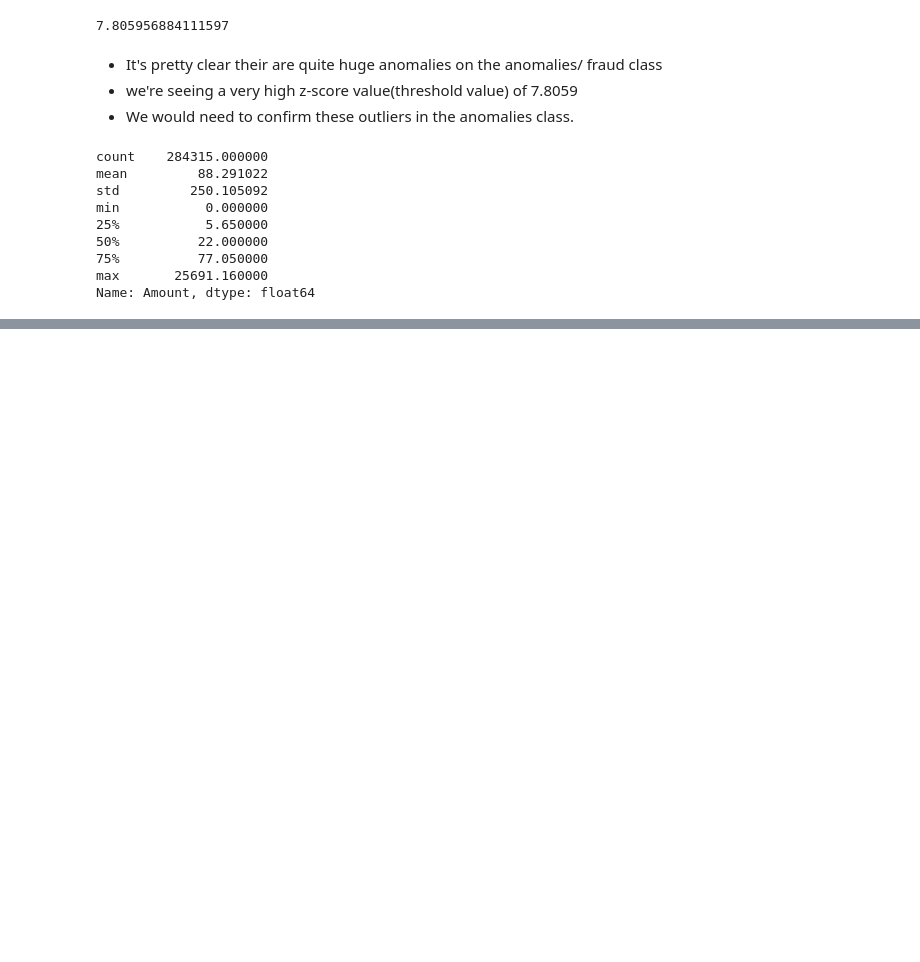
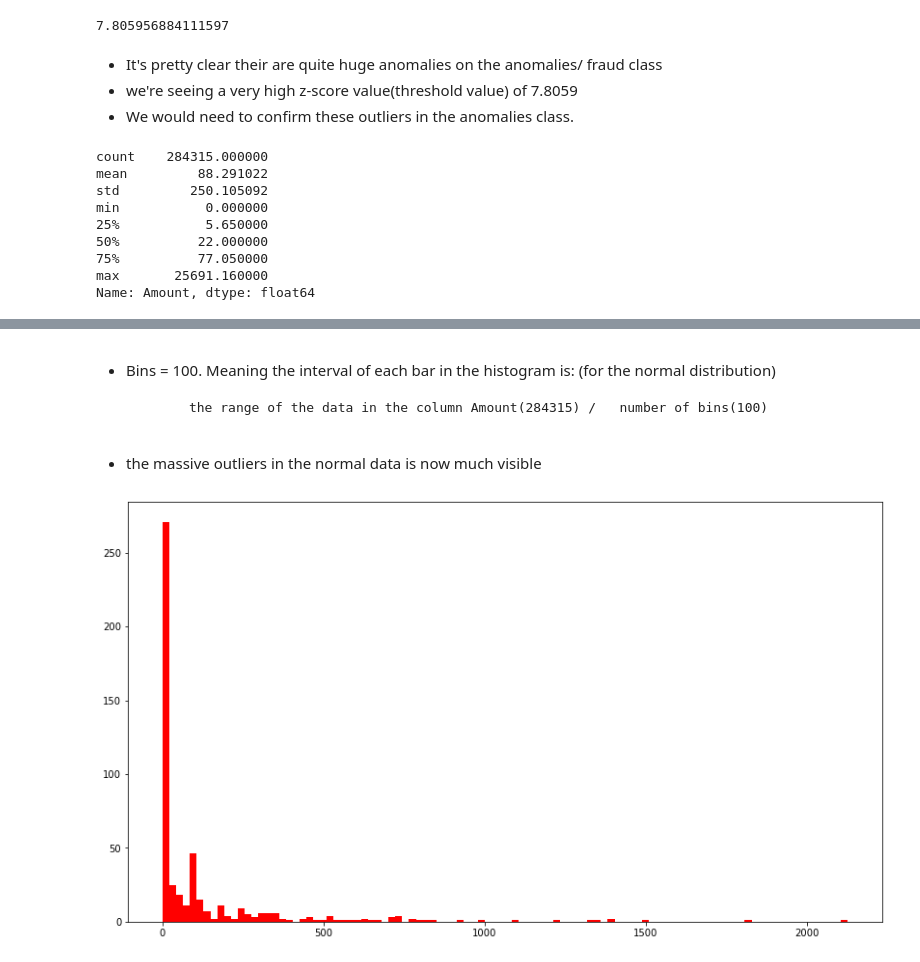
Before and after one commit to Joshua-Abok/mlops-w-creditcard-data, a Jupyter notebook: cc_dataset_analysis.ipynb, the cells around one changed output, grey strips where cells are left out. Drawn from its saved outputs; the diff is of its cells as text; code cells hidden in the pictures; blank space fills up the shorter version.

```diff
--- a/cc_dataset_analysis.ipynb
+++ b/cc_dataset_analysis.ipynb
@@ -110,0 +191,12 @@ Name: Amount, dtype: float64
+# %% [markdown]
+* Bins = 100. Meaning the interval of each bar in the histogram is: (for the normal distribution)
+
+            the range of the data in the column Amount(284315) /   number of bins(100)
+# %% [markdown]
+* the massive outliers in the normal data is now much visible
+# %%
+#Create another plot for the anomalies for visibility
+plt.hist(anomalies.Amount, bins=bins, color="red")
+plt.show()
+# %% [output]
+[figure, added]
```
Also changed, not shown: parts of 9 cells of this notebook.
